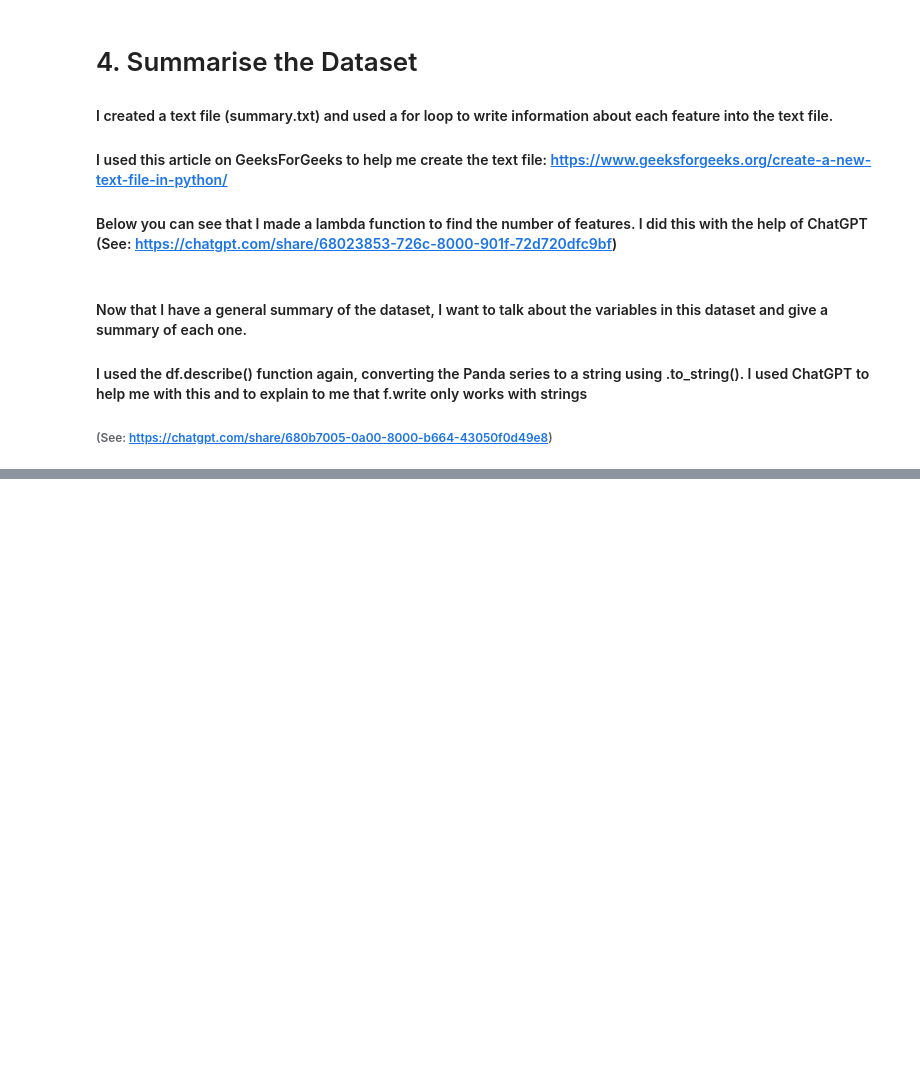
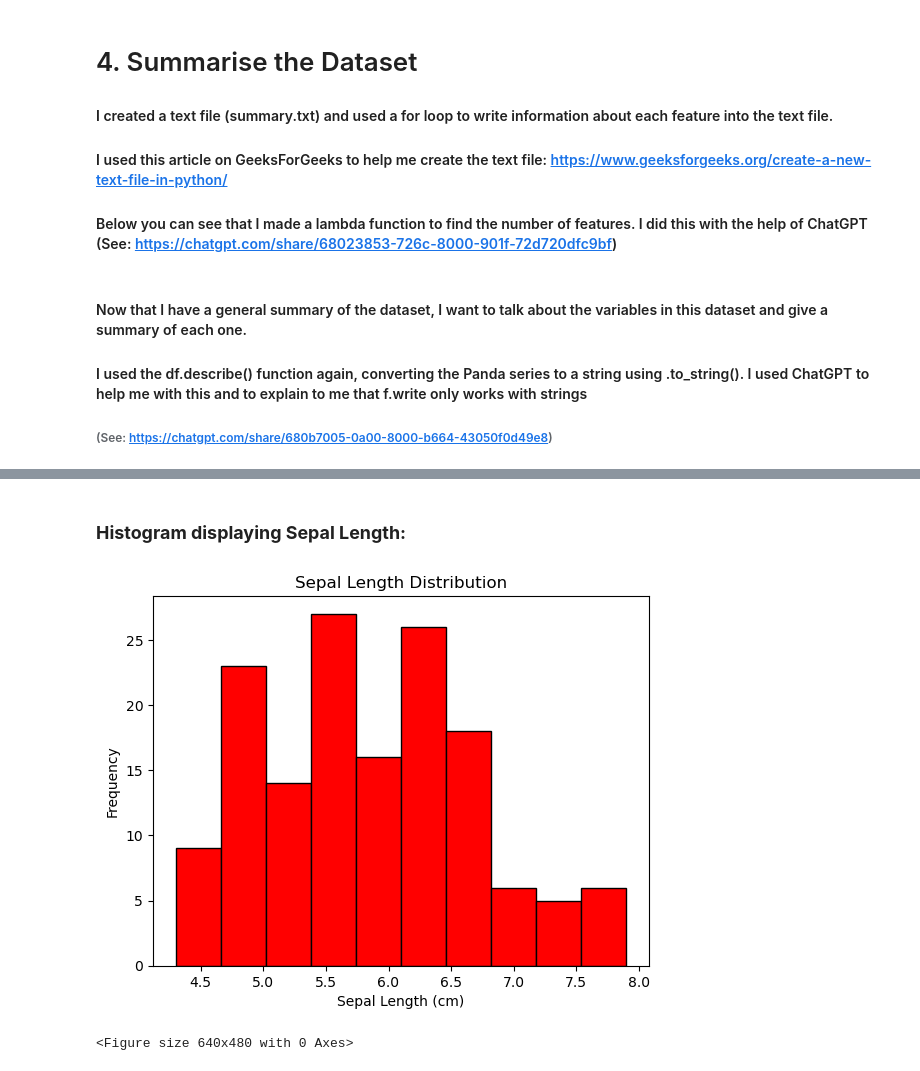
Before and after one commit to zoeharlowe/pands-project, a Jupyter notebook: iris.ipynb, the cells around one changed output, grey strips where cells are left out. Saved outputs shown, nothing was run; the diff lists cells and outputs as text; code cells hidden in the pictures; blank space fills up the shorter version.

```diff
--- a/iris.ipynb
+++ b/iris.ipynb
@@ -174,0 +227,21 @@ with open(SUMMARY_FILE, 'a') as f:
+# %% [markdown]
+### **Histogram displaying Sepal Length:**
+# %%
+# Histogram of sepal length with set colour customisation and bin width
+plt.hist(sepal_length, bins=10, color='red', edgecolor='black')
+
+# Add axis labels
+plt.xlabel('Sepal Length (cm)')
+plt.ylabel('Frequency')
+
+# Add title
+plt.title('Sepal Length Distribution')
+
+# Show
+plt.show()
+
+# Save the histogram to a file
+plt.savefig("sepal_length_histogram.png")
+# %% [output]
+[figure, added]
+<Figure size 640x480 with 0 Axes>
```
Also changed, not shown: parts of 11 cells of this notebook, 4 other files.
